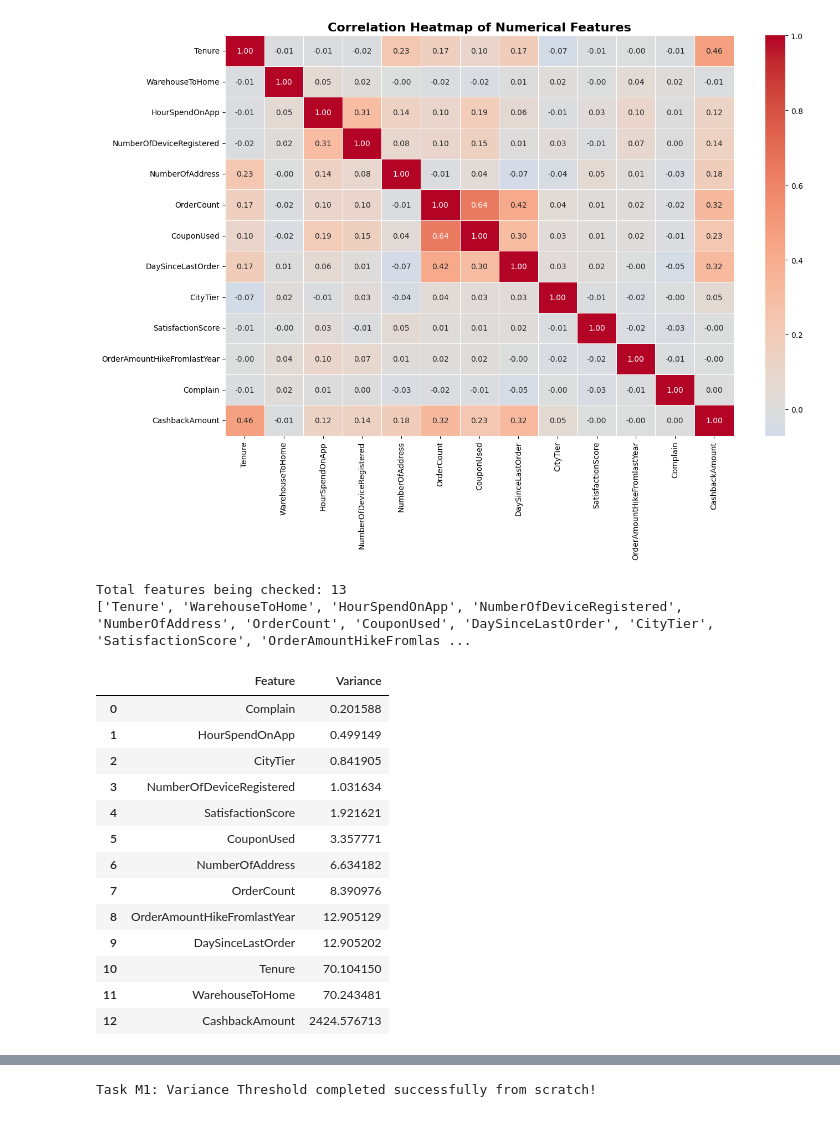
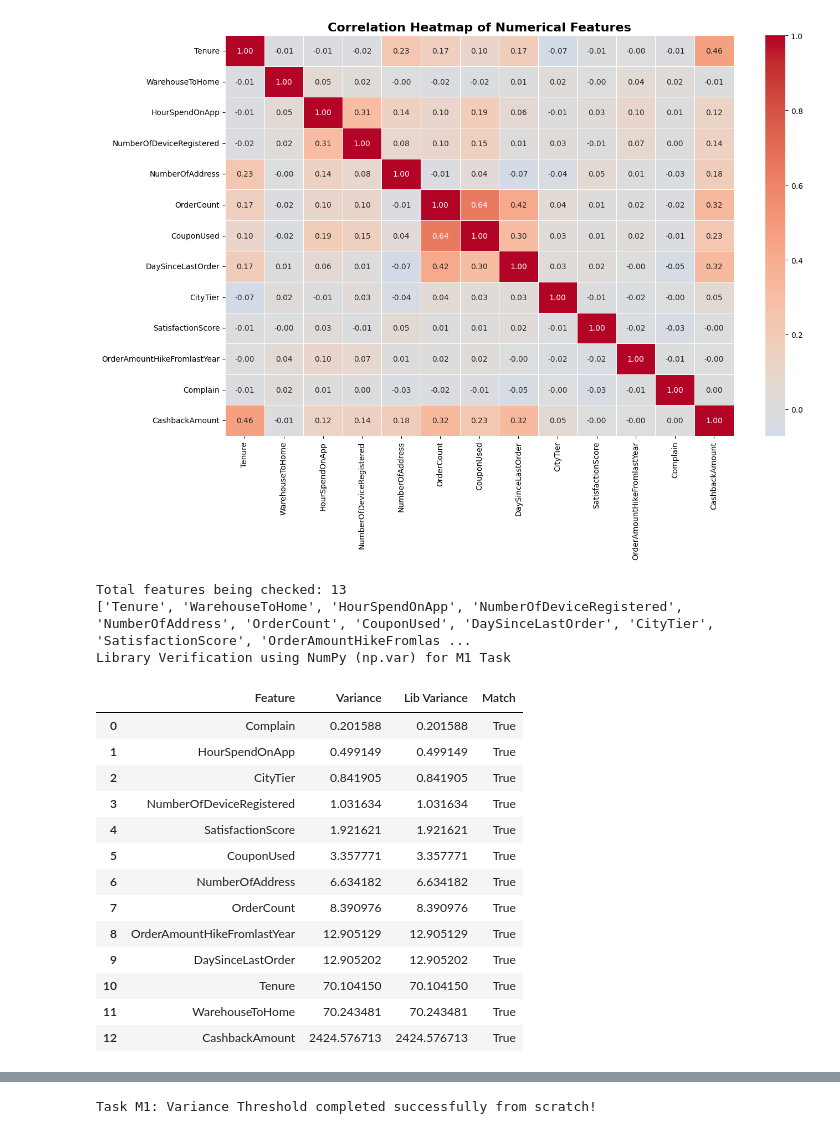
Before and after one commit to DrishtiNigam1928/CUSTOMER_CHURN, a Jupyter notebook: notebooks/main_analysis.ipynb, the cells around one changed output, grey strips where cells are left out. Cells and saved outputs as stored; diff of their text form; code cells hidden in the pictures.

```diff
--- a/notebooks/main_analysis.ipynb
+++ b/notebooks/main_analysis.ipynb
@@ -1175,33 +1175,55 @@ plt.show()
 # %%
 # Task M1
 print("Total features being checked:", len(features_to_test))
 print(features_to_test)
 
 # --- Calculate variance for each selected feature ---
 variance_report = []
+def calc_mean(values):
+    return sum(values) / len(values)
 
+def calc_variance(values, mean_val):
+    squared_diffs = [(v - mean_val) ** 2 for v in values]
+    return sum(squared_diffs) / len(values)
 for col in features_to_test:
     values = df_cleaned[col].dropna().tolist()
     mean_val = calc_mean(values)
     var_val = calc_variance(values, mean_val)
     variance_report.append({"Feature": col, "Variance": var_val})
 
 variance_table = pd.DataFrame(variance_report).sort_values("Variance").reset_index(drop=True)
 variance_table
+
+# --- Library Verification using NumPy variance (np.var) ---
+lib_variance_report = []
+
+for col in features_to_test:
+    values = df_cleaned[col].dropna().values
+    lib_var = np.var(values, ddof=0)
+    lib_variance_report.append({"Feature": col, "Lib Variance": lib_var})
+
+lib_check = pd.DataFrame(lib_variance_report)
+
+merged_check = variance_table.merge(lib_check, on="Feature")
+merged_check["Match"] = np.isclose(merged_check["Variance"], merged_check["Lib Variance"], atol=1e-6)
+
+print("Library Verification using NumPy (np.var) for M1 Task")
+merged_check[["Feature", "Variance", "Lib Variance", "Match"]]
 # %% [output]
 Total features being checked: 13
 ['Tenure', 'WarehouseToHome', 'HourSpendOnApp', 'NumberOfDeviceRegistered', 'NumberOfAddress', 'OrderCount', 'CouponUsed', 'DaySinceLastOrder', 'CityTier', 'SatisfactionScore', 'OrderAmountHikeFromlas ...
+Library Verification using NumPy (np.var) for M1 Task
-|  | Feature | Variance |
-| 0 | Complain | 0.201588 |
-| 1 | HourSpendOnApp | 0.499149 |
-| 2 | CityTier | 0.841905 |
-| 3 | NumberOfDeviceRegistered | 1.031634 |
-| 4 | SatisfactionScore | 1.921621 |
-| 5 | CouponUsed | 3.357771 |
-| 6 | NumberOfAddress | 6.634182 |
-| 7 | OrderCount | 8.390976 |
-| 8 | OrderAmountHikeFromlastYear | 12.905129 |
-| 9 | DaySinceLastOrder | 12.905202 |
-| 10 | Tenure | 70.104150 |
-| 11 | WarehouseToHome | 70.243481 |
-| 12 | CashbackAmount | 2424.576713 |
+|  | Feature | Variance | Lib Variance | Match |
+| 0 | Complain | 0.201588 | 0.201588 | True |
+| 1 | HourSpendOnApp | 0.499149 | 0.499149 | True |
+| 2 | CityTier | 0.841905 | 0.841905 | True |
+| 3 | NumberOfDeviceRegistered | 1.031634 | 1.031634 | True |
+| 4 | SatisfactionScore | 1.921621 | 1.921621 | True |
+| 5 | CouponUsed | 3.357771 | 3.357771 | True |
+| 6 | NumberOfAddress | 6.634182 | 6.634182 | True |
+| 7 | OrderCount | 8.390976 | 8.390976 | True |
+| 8 | OrderAmountHikeFromlastYear | 12.905129 | 12.905129 | True |
+| 9 | DaySinceLastOrder | 12.905202 | 12.905202 | True |
+| 10 | Tenure | 70.104150 | 70.104150 | True |
+| 11 | WarehouseToHome | 70.243481 | 70.243481 | True |
+| 12 | CashbackAmount | 2424.576713 | 2424.576713 | True |
```
Also changed, not shown: parts of 2 cells of this notebook.
